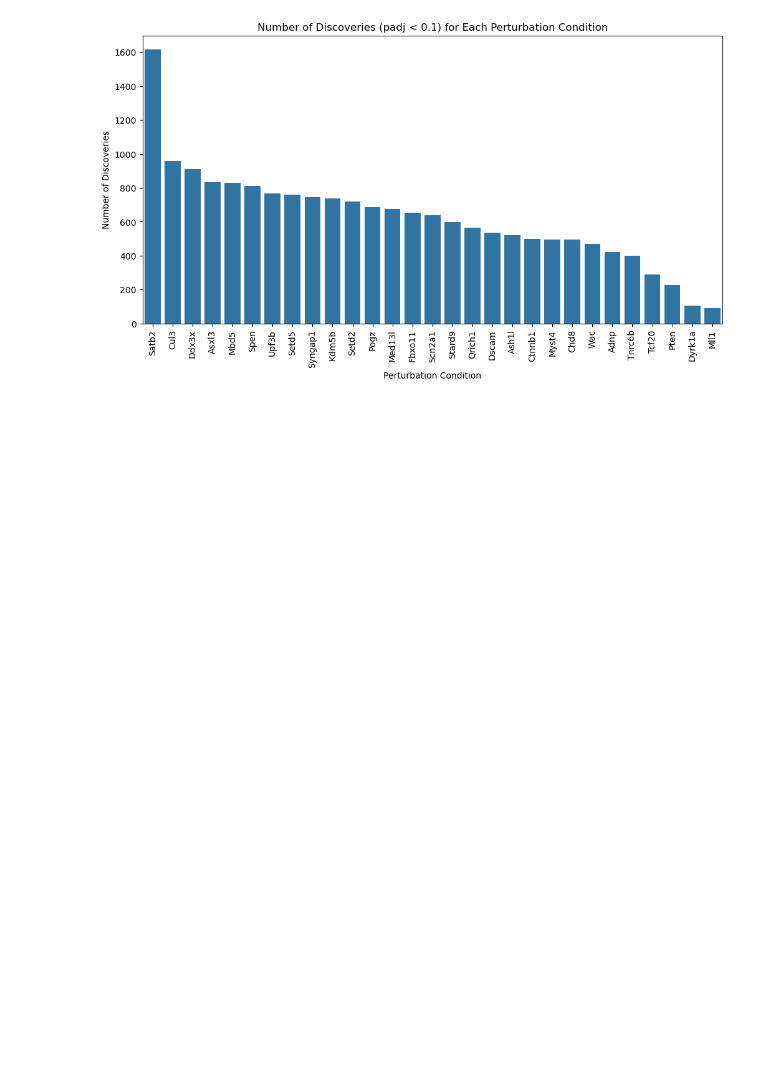
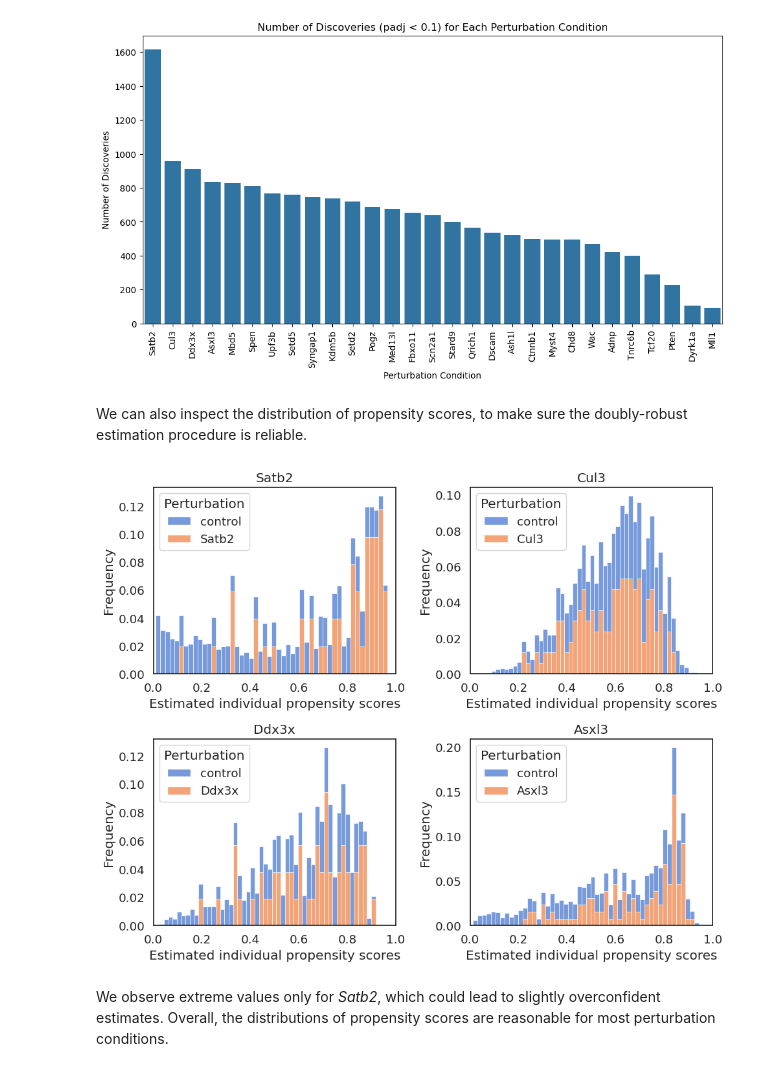
Before and after one commit to jaydu1/causarray, a Jupyter notebook: docs/source/tutorial/perturbseq-py.ipynb, the cells around one changed output. Cells and saved outputs as stored; diff of their text form; code cells hidden in the pictures; blank space fills up the shorter version.

```diff
--- a/docs/source/tutorial/perturbseq-py.ipynb
+++ b/docs/source/tutorial/perturbseq-py.ipynb
@@ -117,3 +133,28 @@ plt.ylabel('Number of Discoveries')
 plt.show()
 # %% [output]
 [figure]
+# %% [markdown]
+We can also inspect the distribution of propensity scores, to make sure the doubly-robust estimation procedure is reliable.
+# %%
+sns.set(font_scale=1.2, style="white")
+fig, axes = plt.subplots(2,2,figsize=(10,8))
+for i in range(2):
+    for j in range(2):
+        pert = discovery_counts['Perturbation'][i*2+j]
+        a = np.where(A.columns == pert)[0][0]
+        _df = pd.DataFrame({
+            'value': estimation['pi_hat'][:,a],
+            'Perturbation': ['control' if i==0 else pert for i in A.values[:,a]]
+        })
+        sns.histplot(data=_df, x='value', hue="Perturbation",  common_norm=False,
+            multiple='stack', palette='muted', bins=50, stat="probability", ax=axes[i,j])
+        axes[i,j].set_xlim([0,1])
+        axes[i,j].set_xlabel('Estimated individual propensity scores')
+        axes[i,j].set_ylabel('Frequency')
+        axes[i,j].set_title(f'{pert}')
+fig.tight_layout()
+fig.savefig('perturbseq-ps.pdf', bbox_inches='tight', dpi=300)
+# %% [output]
+[figure, added]
+# %% [markdown]
+We observe extreme values only for *Satb2*, which could lead to slightly overconfident estimates. Overall, the distributions of propensity scores are reasonable for most perturbation conditions.
```
Also changed, not shown: parts of 4 cells of this notebook, 1 other file.
